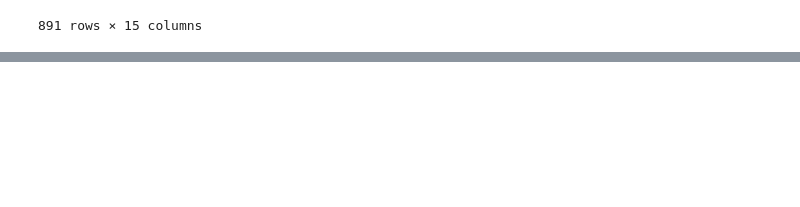
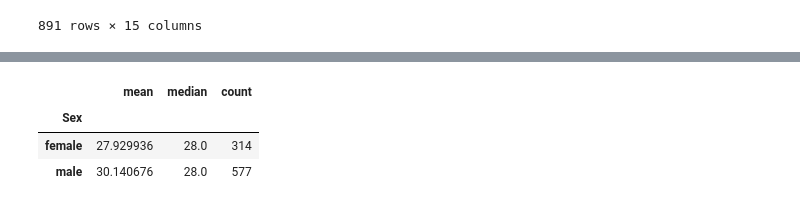
Before and after one commit to umer1730/Programming-for-AI, a Jupyter notebook: titanic.ipynb, the cells around one changed output, grey strips where cells are left out. Drawn from its saved outputs; the diff is of its cells as text; code cells hidden in the pictures; blank space fills up the shorter version.

Commit message:
use groupby method

```diff
--- a/titanic.ipynb
+++ b/titanic.ipynb
@@ -367,0 +389,8 @@ df
+# %%
+age_stats = df.groupby("Sex")["Age"].agg(["mean","median","count"])
+age_stats
+# %% [output]
+|  | mean | median | count |
+| Sex |  |  |  |
+| female | 27.929936 | 28.0 | 314 |
+| male | 30.140676 | 28.0 | 577 |
```
Also changed, not shown: parts of 5 cells of this notebook.
